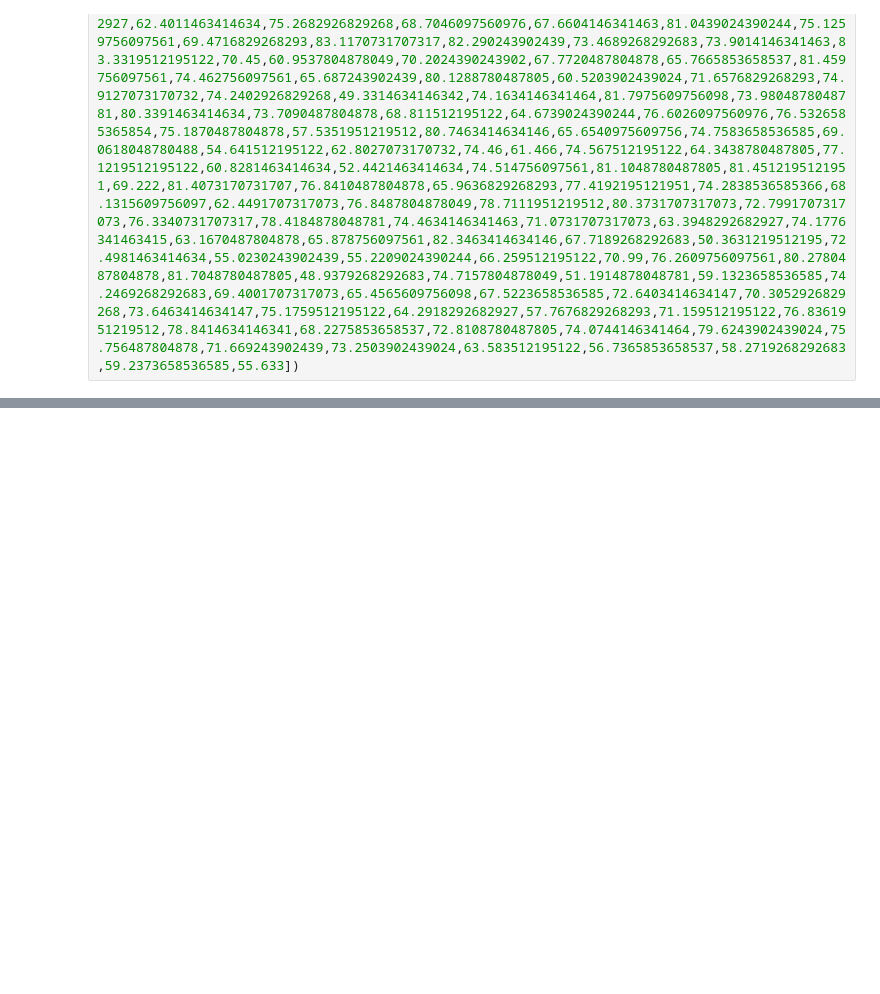
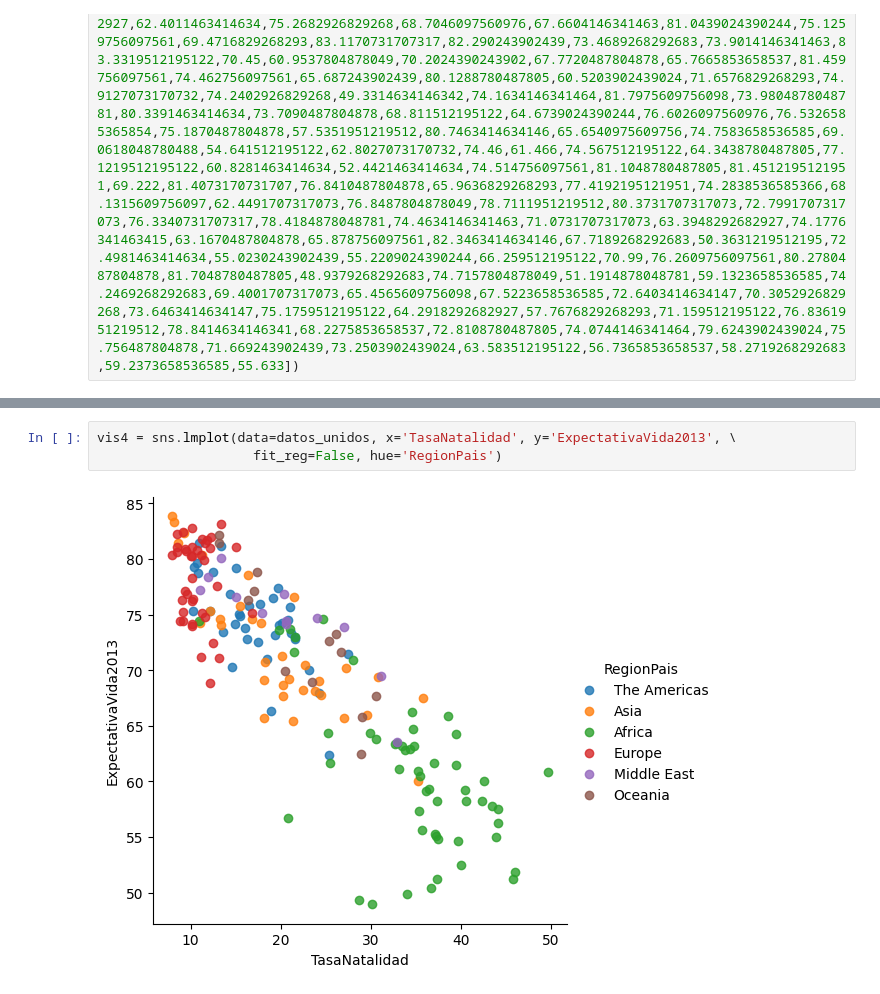
Before and after one commit to Marru73/Ejercicios-Python, a Jupyter notebook: CERTIFICADO IBM/Tarea_seccion_5.ipynb, the cells around one changed output, grey strips where cells are left out. Cells and saved outputs as stored; diff of their text form; blank space fills up the shorter version.

```diff
--- a/CERTIFICADO IBM/Tarea_seccion_5.ipynb
+++ b/CERTIFICADO IBM/Tarea_seccion_5.ipynb
@@ -10,0 +218,5 @@ regiones_datos_2012 = list (["The Americas","Asia","Africa","Europe","Middle Eas
+# %%
+vis4 = sns.lmplot(data=datos_unidos, x='TasaNatalidad', y='ExpectativaVida2013', \
+                    fit_reg=False, hue='RegionPais')
+# %% [output]
+[figure, added]
```
Also changed, not shown: parts of 32 cells of this notebook.
